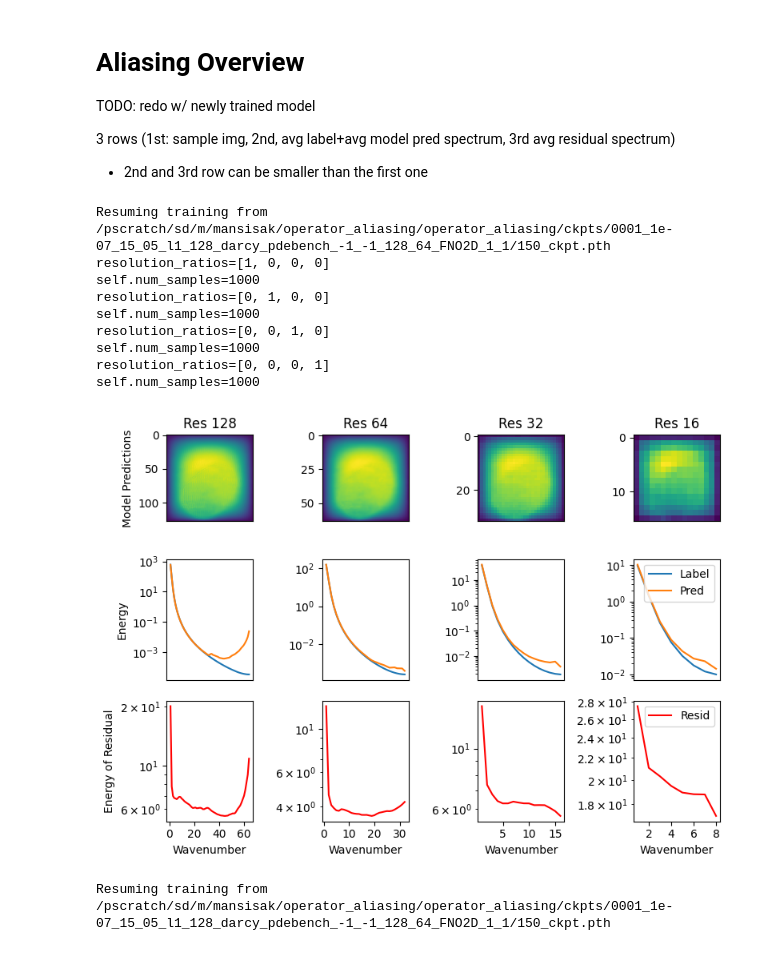
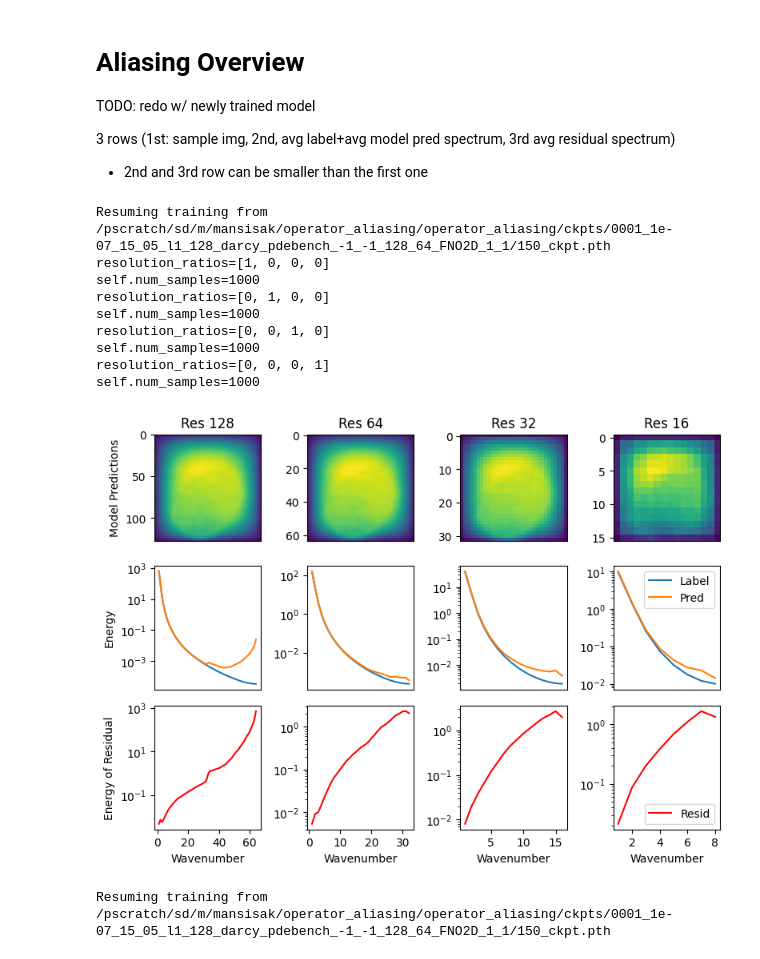
Before and after one commit to msakarvadia/operator_aliasing, a Jupyter notebook: notebooks/figures.ipynb, the cells around one changed output. Cells and saved outputs as stored; diff of their text form; code cells hidden in the pictures.

```diff
--- a/notebooks/figures.ipynb
+++ b/notebooks/figures.ipynb
@@ -98,7 +98,7 @@ for x_idx, res in enumerate([16, 32, 64, 128]):
     with torch.no_grad():
         model_output = model(x=model_input)
     ground_truth = sample['y']#.unsqueeze(dim=0)
-    residuals = (model_output - ground_truth.to(device)) / ground_truth.to(device)
+    residuals = (model_output - ground_truth.to(device)) #/ ground_truth.to(device)
 
     # convert to plotable form
     model_in = model_input[0, 0, :, :].cpu().numpy()
@@ -121,36 +121,36 @@ for x_idx, res in enumerate([16, 32, 64, 128]):
     axs[1, x_idx].plot(x, pred_spectrum, label='Pred')
 
     axs[2, x_idx].set_yscale('log')
-    axs[2, x_idx].plot(x, residual_spectrum, label='Resid', color='red')
+    axs[2, x_idx].plot(x, residual_spectrum / label_spectrum, label='Resid', color='red')
     axs[2, x_idx].set_xlabel('Wavenumber')
     # plt.locator_params(axis="x", integer=True, tight=True)
     axs[2, x_idx].xaxis.set_major_locator(
         ticker.MaxNLocator(integer=True, nbins=4)
     )
     if x_idx == 0:
         axs[2, x_idx].set_ylabel('Energy of Residual')
         axs[1, x_idx].set_ylabel('Energy')
         axs[0, x_idx].set_ylabel('Model Predictions')
 
 axs[1,x_idx].legend(loc="upper right")
 plt.legend()
 plt.tight_layout()
 fig.savefig(
     f'{FIG_DIR}/aliasing_overview.pdf',  # .png
     dpi=300,
     bbox_inches='tight',
 )
 # %% [output]
 Resuming training from /pscratch/sd/m/mansisak/operator_aliasing/operator_aliasing/ckpts/0001_1e-07_15_05_l1_128_darcy_pdebench_-1_-1_128_64_FNO2D_1_1/150_ckpt.pth
 resolution_ratios=[1, 0, 0, 0]
 self.num_samples=1000
 resolution_ratios=[0, 1, 0, 0]
 self.num_samples=1000
 resolution_ratios=[0, 0, 1, 0]
 self.num_samples=1000
 resolution_ratios=[0, 0, 0, 1]
 self.num_samples=1000
-[figure, old version]
+[figure, new version]
 # %%
 # Average Error Spectrum (Figure 2)
 
```
Also changed, not shown: parts of 5 cells of this notebook.
